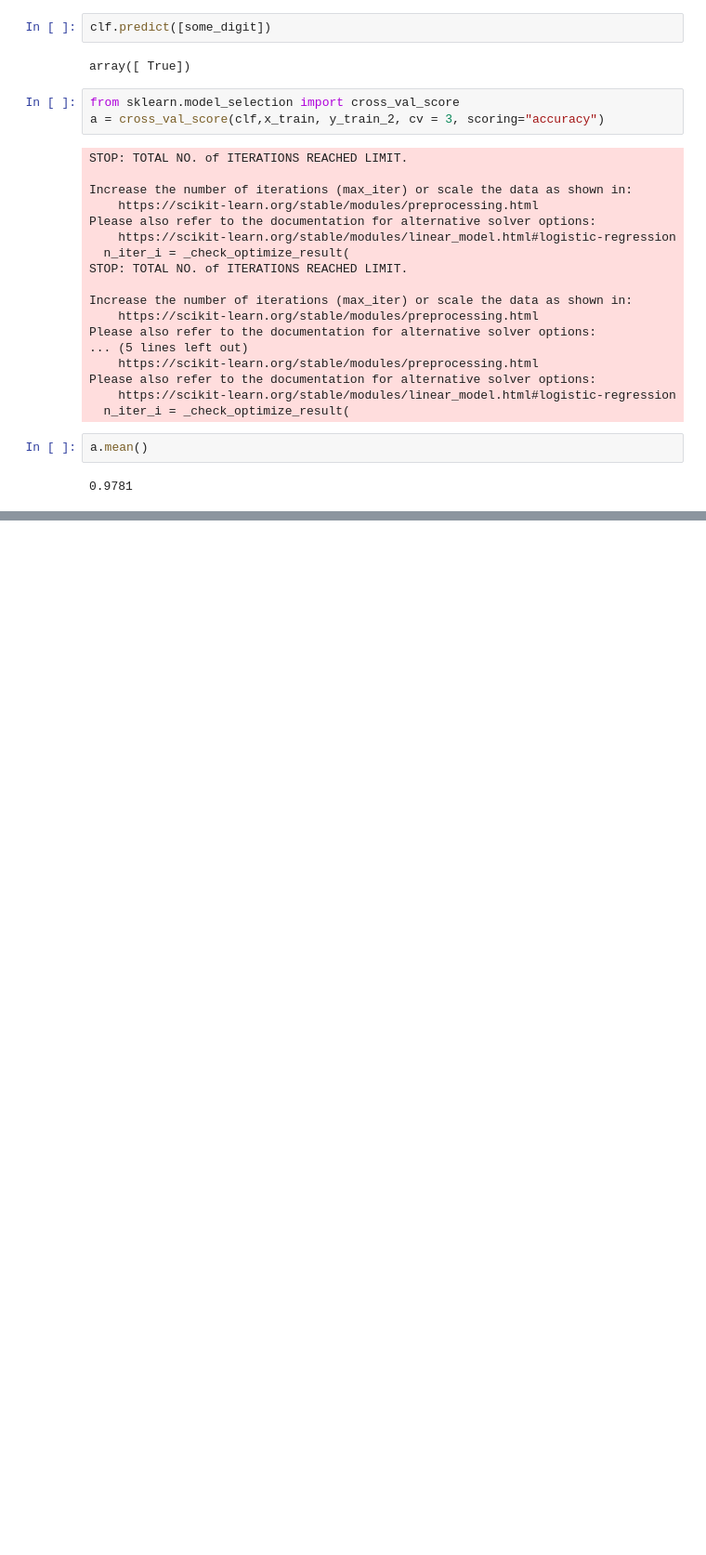
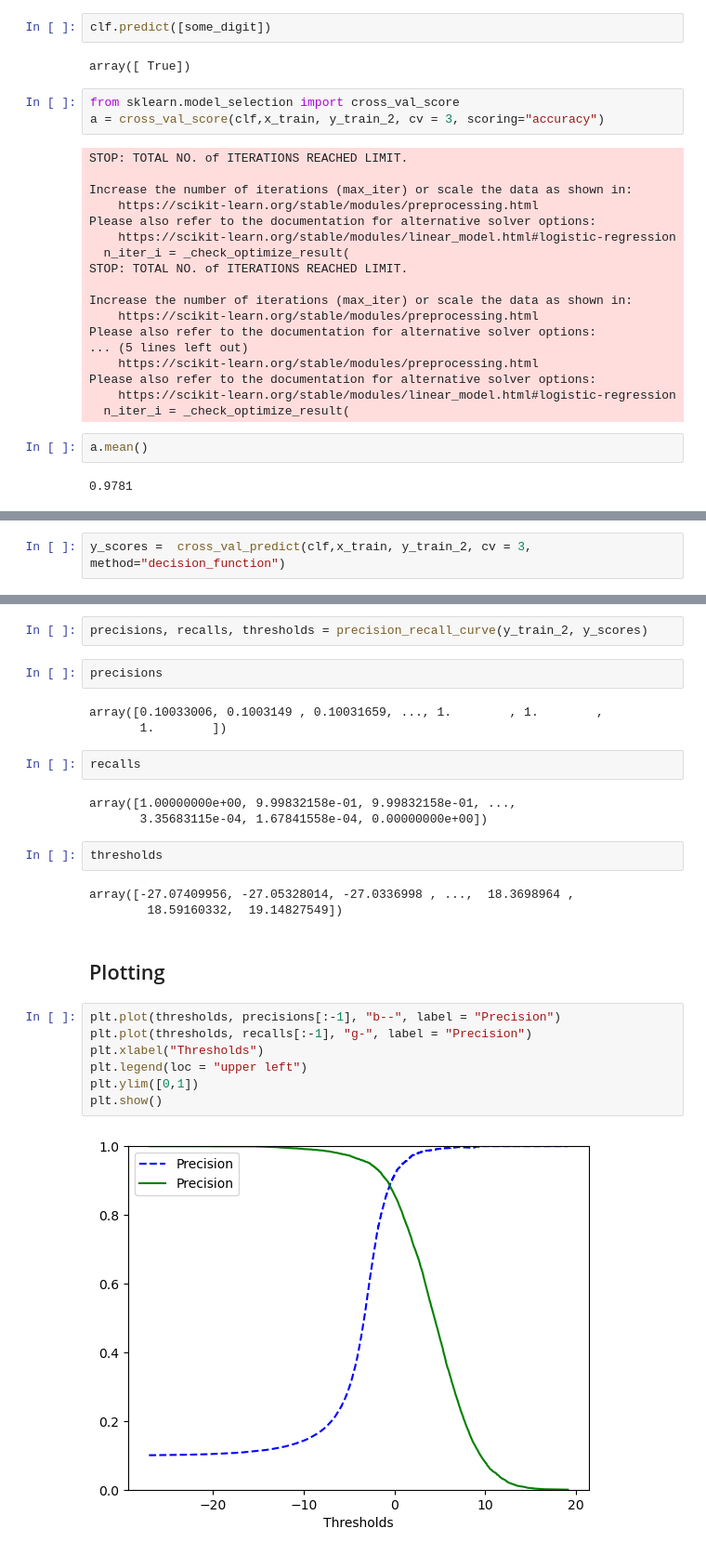
Before and after one commit to smrutee20/Handwritten-Digit-Recognition-on-MNIST-dataset, a Jupyter notebook: Handwritten Digit Recognisation on MNIST dataset.ipynb, the cells around one changed output, grey strips where cells are left out. Shown at 93% size. Cells and saved outputs as stored; diff of their text form; blank space fills up the shorter version.

```diff
--- a/Handwritten Digit Recognisation on MNIST dataset.ipynb
+++ b/Handwritten Digit Recognisation on MNIST dataset.ipynb
@@ -111,0 +178,2 @@ a.mean()
+# %%
+y_scores =  cross_val_predict(clf,x_train, y_train_2, cv = 3, method="decision_function")
@@ -111,0 +203,28 @@ a.mean()
+# %%
+precisions, recalls, thresholds = precision_recall_curve(y_train_2, y_scores)
+# %%
+precisions
+# %% [output]
+array([0.10033006, 0.1003149 , 0.10031659, ..., 1.        , 1.        ,
+       1.        ])
+# %%
+recalls
+# %% [output]
+array([1.00000000e+00, 9.99832158e-01, 9.99832158e-01, ...,
+       3.35683115e-04, 1.67841558e-04, 0.00000000e+00])
+# %%
+thresholds
+# %% [output]
+array([-27.07409956, -27.05328014, -27.0336998 , ...,  18.3698964 ,
+        18.59160332,  19.14827549])
+# %% [markdown]
+## Plotting
+# %%
+plt.plot(thresholds, precisions[:-1], "b--", label = "Precision")
+plt.plot(thresholds, recalls[:-1], "g-", label = "Precision")
+plt.xlabel("Thresholds")
+plt.legend(loc = "upper left")
+plt.ylim([0,1])
+plt.show()
+# %% [output]
+[figure, added]
```
Also changed, not shown: parts of 19 cells of this notebook.
